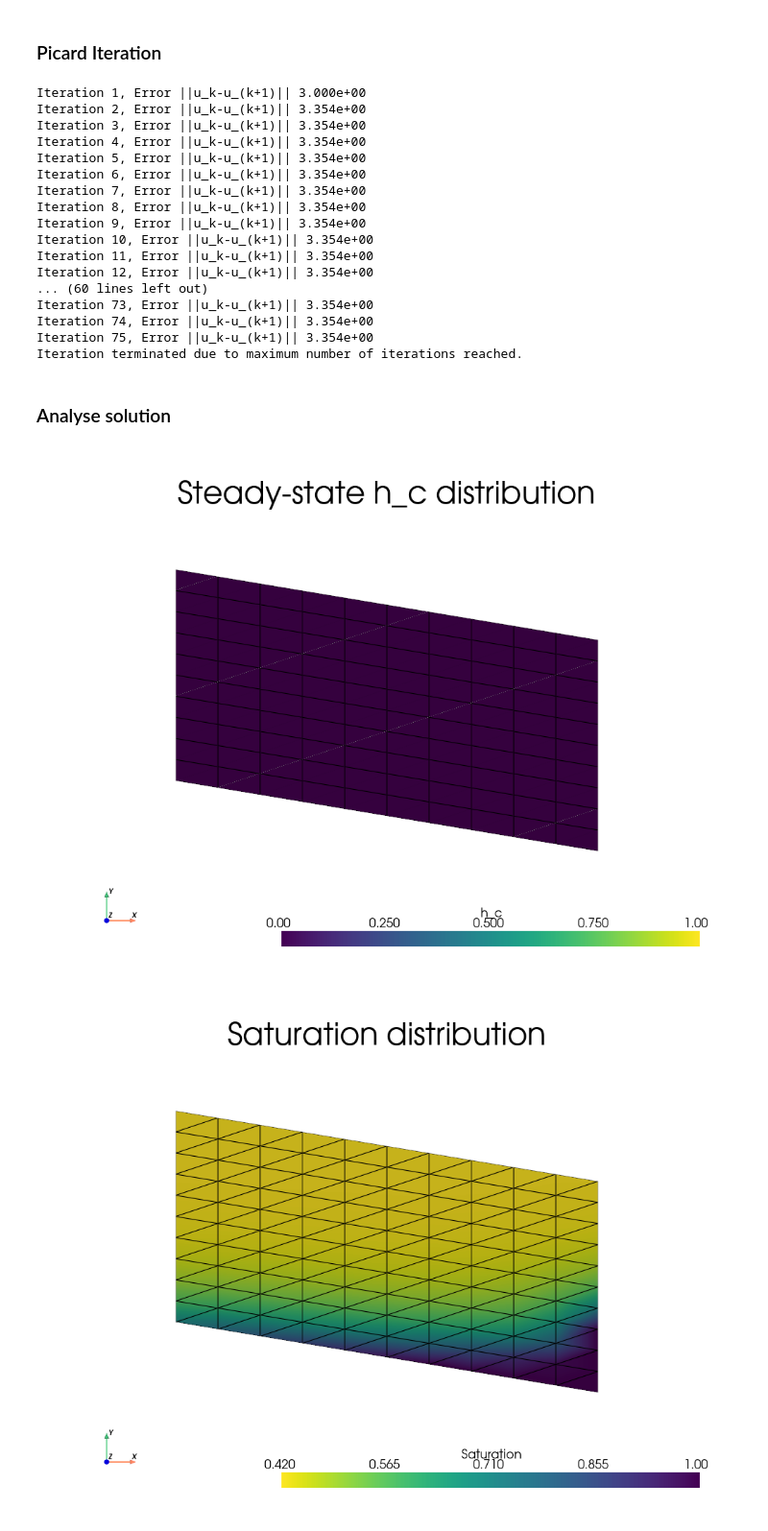
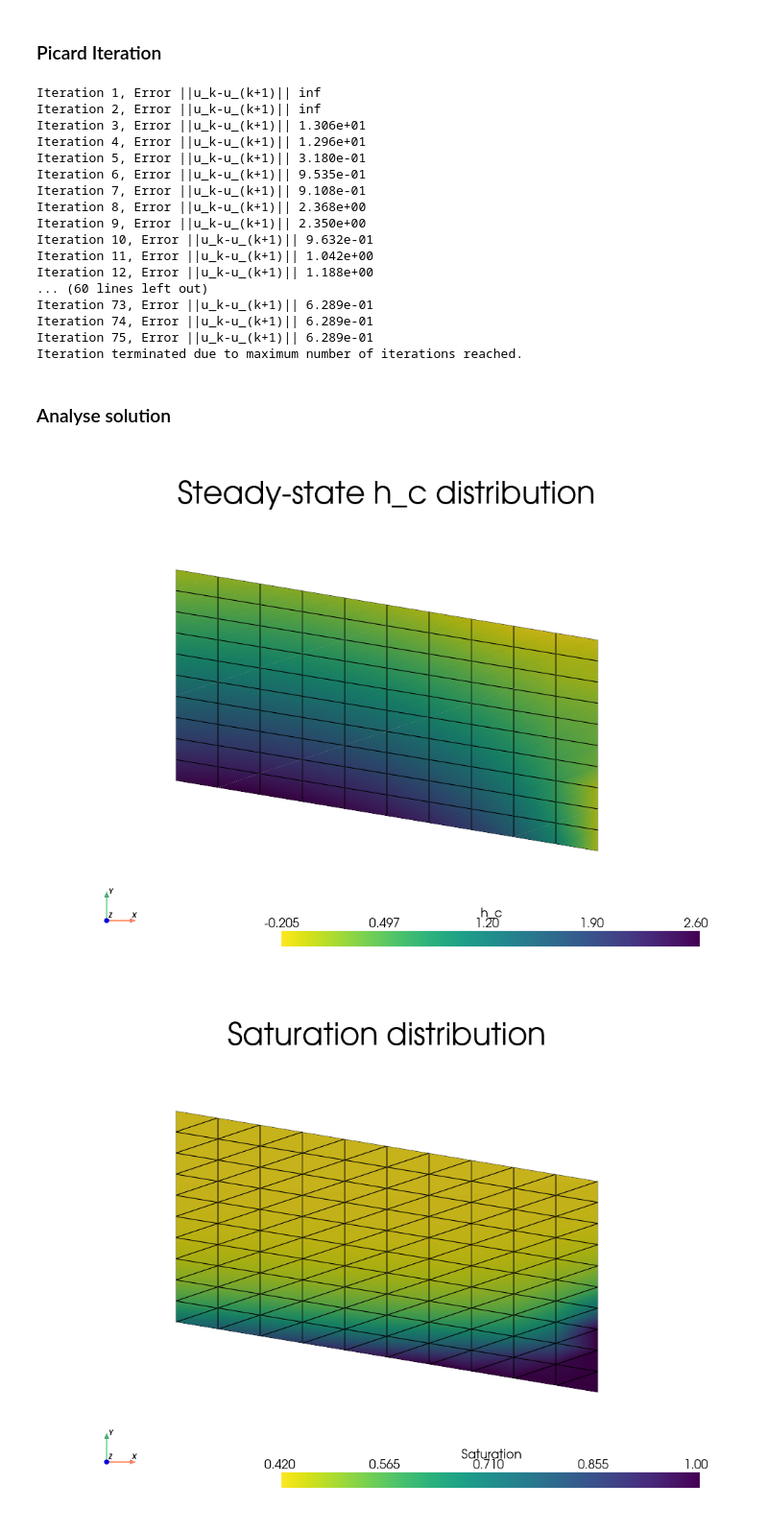
Before and after one commit to lannika-ut/ScientificPractice, a Jupyter notebook: FiniteElements/Richards_steady.ipynb, the cells around one changed output. Shown at 96% size. Saved outputs shown, nothing was run; the diff lists cells and outputs as text; code cells hidden in the pictures.

```diff
--- a/FiniteElements/Richards_steady.ipynb
+++ b/FiniteElements/Richards_steady.ipynb
@@ -112,19 +112,20 @@ v = TestFunction(V)
 
 # Define parametrization
 def Se(u):
-    eps = 1e-12
-    m = 1 - 1/N
-    S = conditional(u < -eps, (1 + (alpha * (-u))**N)**(-m), 1)
+    S = conditional(u <= 0, (1 + (-alpha*u)**N)**(1/N-1), 1)
     return S
 
 def theta(u):
-    return conditional(u < 0, theta_r + (theta_s - theta_r)*Se(u), theta_s)
+    t = conditional(u <= 0, theta_r + (theta_s - theta_r)*(1 + (-alpha*u)**N)**(1/N-1), theta_s)
+    return t
+
+""" def Se(u):
+    return (theta(u) - theta_r)/(theta_s - theta_r) """
 
 def k(u):
     m = 1 - 1/N
-    S = Se(u)
-    kr = conditional(S < 1, sqrt(S) * (1 - (1 - S**(1/m))**m)**2, 1)
-    return kr * Ks
+    kr = conditional(u <= 0, Se(u)**0.5*(1 - (1 - Se(u)**(1/m))**m)**2, 1)
+    return Ks*kr
 
 x = SpatialCoordinate(domain)
 # %% [markdown]
@@ -243,12 +244,13 @@ for condition in boundary_conditions:
 def u_ini(x):
     return np.minimum(-x[1], 0)
 
+x = SpatialCoordinate(domain)
 u_k = Function(V)
 u_k.interpolate(u_ini) # previous (known) solution
 
 u = TrialFunction(V)
 
-F = inner(k(u_k) * grad(x[1] + u), grad(v)) * dx - v*c_in*ds(4)
+F = inner(k(u_k) * Ks * grad(x[1] + u), grad(v)) * dx - v * c_in * ds(4)
 a = lhs(F)
 L = rhs(F)
 
@@ -267,7 +269,7 @@ while eps > tol and it < maxiter:
         petsc_options_prefix="Richards_"
     )
     u = problem.solve()
-    u.x.array[:] = np.minimum(u.x.array, 0) # make sure capillary head stays nonpositive
+    #u.x.array[:] = np.minimum(u.x.array, 0) # make sure capillary head stays nonpositive
     diff = u.x.array - u_k.x.array
     eps = np.linalg.norm(diff, ord=np.inf)
     print(f"Iteration {it}, Error ||u_k-u_(k+1)|| {eps:.3e}")
@@ -277,29 +279,29 @@ while eps > tol and it < maxiter:
     if it >= maxiter:
         print(f"Iteration terminated due to maximum number of iterations reached.")
 # %% [output]
-Iteration 1, Error ||u_k-u_(k+1)|| 3.000e+00
-Iteration 2, Error ||u_k-u_(k+1)|| 3.354e+00
-Iteration 3, Error ||u_k-u_(k+1)|| 3.354e+00
-Iteration 4, Error ||u_k-u_(k+1)|| 3.354e+00
-Iteration 5, Error ||u_k-u_(k+1)|| 3.354e+00
-Iteration 6, Error ||u_k-u_(k+1)|| 3.354e+00
-Iteration 7, Error ||u_k-u_(k+1)|| 3.354e+00
-Iteration 8, Error ||u_k-u_(k+1)|| 3.354e+00
-Iteration 9, Error ||u_k-u_(k+1)|| 3.354e+00
-Iteration 10, Error ||u_k-u_(k+1)|| 3.354e+00
-Iteration 11, Error ||u_k-u_(k+1)|| 3.354e+00
-Iteration 12, Error ||u_k-u_(k+1)|| 3.354e+00
+Iteration 1, Error ||u_k-u_(k+1)|| inf
+Iteration 2, Error ||u_k-u_(k+1)|| inf
+Iteration 3, Error ||u_k-u_(k+1)|| 1.306e+01
+Iteration 4, Error ||u_k-u_(k+1)|| 1.296e+01
+Iteration 5, Error ||u_k-u_(k+1)|| 3.180e-01
+Iteration 6, Error ||u_k-u_(k+1)|| 9.535e-01
+Iteration 7, Error ||u_k-u_(k+1)|| 9.108e-01
+Iteration 8, Error ||u_k-u_(k+1)|| 2.368e+00
+Iteration 9, Error ||u_k-u_(k+1)|| 2.350e+00
+Iteration 10, Error ||u_k-u_(k+1)|| 9.632e-01
+Iteration 11, Error ||u_k-u_(k+1)|| 1.042e+00
+Iteration 12, Error ||u_k-u_(k+1)|| 1.188e+00
 ... (60 lines left out)
-Iteration 73, Error ||u_k-u_(k+1)|| 3.354e+00
-Iteration 74, Error ||u_k-u_(k+1)|| 3.354e+00
-Iteration 75, Error ||u_k-u_(k+1)|| 3.354e+00
+Iteration 73, Error ||u_k-u_(k+1)|| 6.289e-01
+Iteration 74, Error ||u_k-u_(k+1)|| 6.289e-01
+Iteration 75, Error ||u_k-u_(k+1)|| 6.289e-01
 Iteration terminated due to maximum number of iterations reached.
 # %% [markdown]
 ### Analyse solution
 # %%
-plotScalarFunction(V, u, title="Steady-state h_c distribution", name="h_c")
+plotScalarFunction(V, u, title="Steady-state h_c distribution", name="h_c", cmap = "viridis_r")
 # %% [output]
-[figure, old version]
+[figure, new version]
 # %%
 def Saturation(h_c):
     S = (1 + (alpha * h_c)**N)**((1 - N) / N)
```
Also changed, not shown: parts of 1 cell of this notebook, 4 other files.
